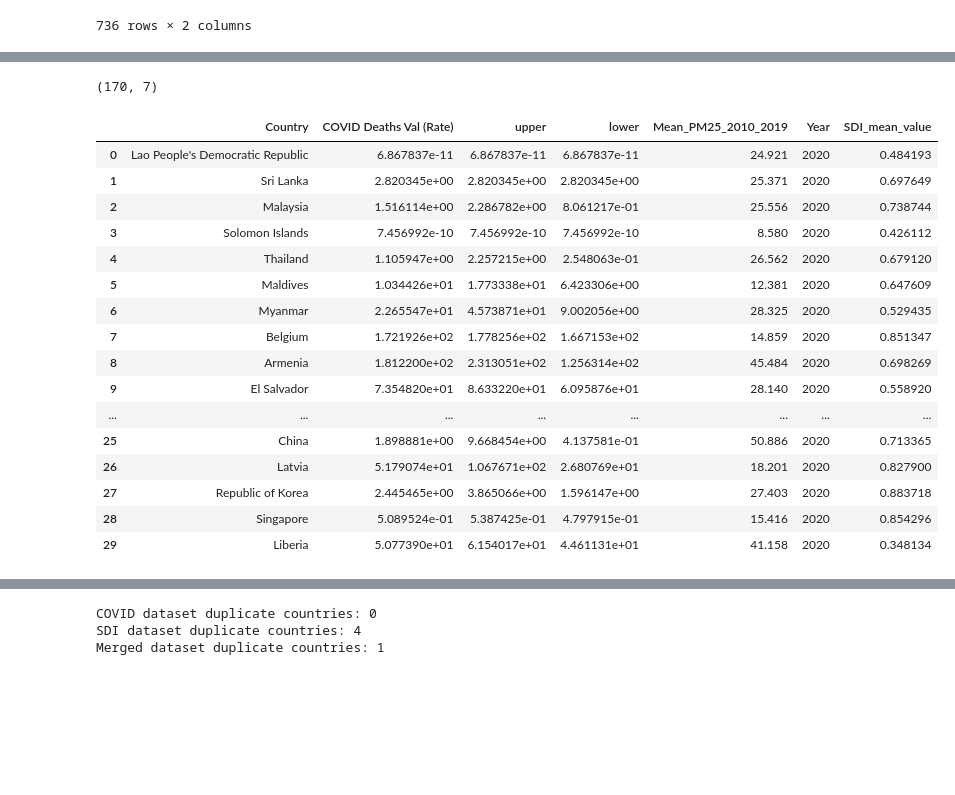
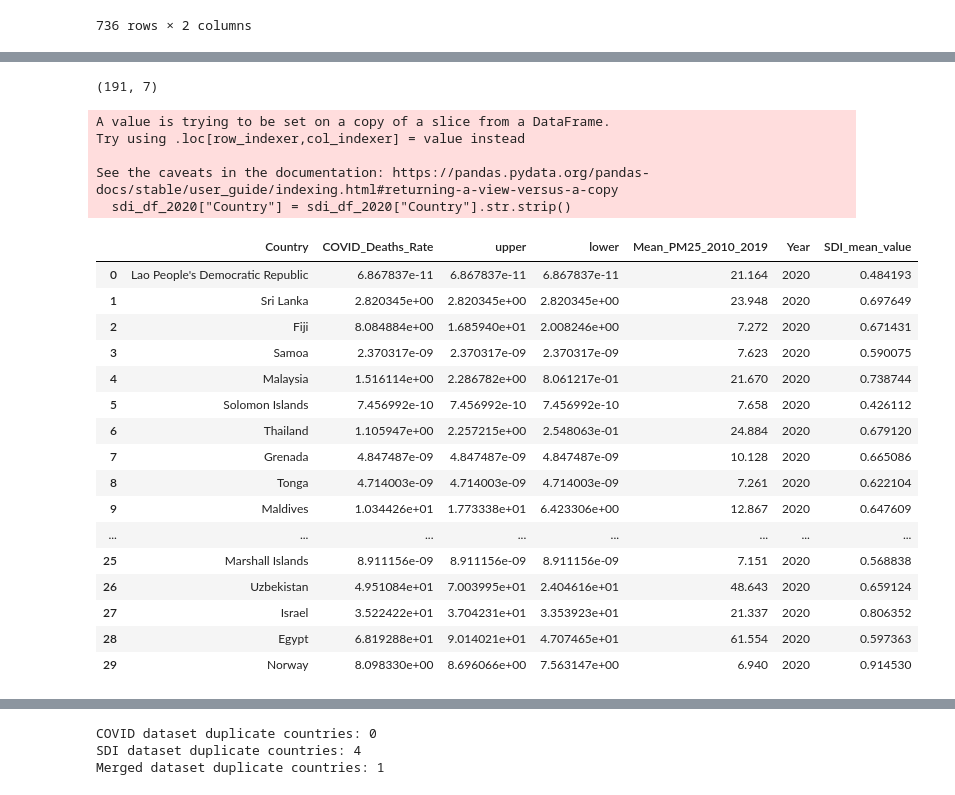
Before and after one commit to ibrahim-sisar/ET6-CDSP-group-09-repo, a Jupyter notebook: 2_data_preparation/covid_deaths_all_countries.ipynb, the cells around one changed output, grey strips where cells are left out. Cells and saved outputs as stored; diff of their text form; code cells hidden in the pictures; blank space fills up the shorter version.

Commit message:
Cleaning covid/sdi/pm25 data without md

```diff
--- a/2_data_preparation/covid_deaths_all_countries.ipynb
+++ b/2_data_preparation/covid_deaths_all_countries.ipynb
@@ -49,7 +49,7 @@ covid_df = covid_df.drop(
     ["sex", "measure", "cause", "metric", "year", "age"], axis=1, errors="ignore"
 )
 covid_df = covid_df.rename(
-    columns={"val": "COVID Deaths Val (Rate)", "location": "Country"}
+    columns={"val": "COVID_Deaths_Rate", "location": "Country"}
 )
 covid_df.head()
 # %% [output]
@@ -88,7 +90,7 @@ pm25_concentration = pm25_concentration.rename(
 )
 # %%
 years_to_keep = [2010, 2011, 2012, 2013, 2014, 2015, 2016, 2017, 2018, 2019]
-category_to_keep = ["Cities"]
+category_to_keep = ["Total"]
 
 pm25_concentration = pm25_concentration[
     pm25_concentration["Year"].isin(years_to_keep)
@@ -229,10 +350,8 @@ sdi_df.head()
 # %%
 years_to_keep = [2020]
-
-sdi_df = sdi_df[sdi_df["Year"].isin(years_to_keep)]
-sdi_df.reset_index(drop=True)
-print(sdi_df.shape)
-sdi_df.head(15)
+sdi_df_2020 = sdi_df[sdi_df["Year"].isin(years_to_keep)]
+print(sdi_df_2020.shape)
+sdi_df_2020.head(15)
 # %% [output]
 (736, 3)
 |  | Country | Year | SDI_mean_value |
@@ -274,26 +425,31 @@ sdi_df.drop(
 # %%
 covid_with_pm25["Country"] = covid_with_pm25["Country"].str.strip()
-sdi_df["Country"] = sdi_df["Country"].str.strip()
+sdi_df_2020["Country"] = sdi_df_2020["Country"].str.strip()
 
-covid_sdi_pm25 = pd.merge(covid_with_pm25, sdi_df, on="Country", how="inner")
+covid_sdi_pm25 = pd.merge(covid_with_pm25, sdi_df_2020, on="Country", how="inner")
 print(covid_sdi_pm25.shape)
 covid_sdi_pm25.head(30)
 # %% [output]
-(170, 7)
+(191, 7)
+A value is trying to be set on a copy of a slice from a DataFrame.
+Try using .loc[row_indexer,col_indexer] = value instead
+
+See the caveats in the documentation: https://pandas.pydata.org/pandas-docs/stable/user_guide/indexing.html#returning-a-view-versus-a-copy
+  sdi_df_2020["Country"] = sdi_df_2020["Country"].str.strip()
-|  | Country | COVID Deaths Val (Rate) | upper | lower | Mean_PM25_2010_2019 | Year | SDI_mean_value |
-| 0 | Lao People's Democratic Republic | 6.867837e-11 | 6.867837e-11 | 6.867837e-11 | 24.921 | 2020 | 0.484193 |
-| 1 | Sri Lanka | 2.820345e+00 | 2.820345e+00 | 2.820345e+00 | 25.371 | 2020 | 0.697649 |
-| 2 | Malaysia | 1.516114e+00 | 2.286782e+00 | 8.061217e-01 | 25.556 | 2020 | 0.738744 |
-| 3 | Solomon Islands | 7.456992e-10 | 7.456992e-10 | 7.456992e-10 | 8.580 | 2020 | 0.426112 |
-| 4 | Thailand | 1.105947e+00 | 2.257215e+00 | 2.548063e-01 | 26.562 | 2020 | 0.679120 |
-| 5 | Maldives | 1.034426e+01 | 1.773338e+01 | 6.423306e+00 | 12.381 | 2020 | 0.647609 |
-| 6 | Myanmar | 2.265547e+01 | 4.573871e+01 | 9.002056e+00 | 28.325 | 2020 | 0.529435 |
-| 7 | Belgium | 1.721926e+02 | 1.778256e+02 | 1.667153e+02 | 14.859 | 2020 | 0.851347 |
-| 8 | Armenia | 1.812200e+02 | 2.313051e+02 | 1.256314e+02 | 45.484 | 2020 | 0.698269 |
-| 9 | El Salvador | 7.354820e+01 | 8.633220e+01 | 6.095876e+01 | 28.140 | 2020 | 0.558920 |
+|  | Country | COVID_Deaths_Rate | upper | lower | Mean_PM25_2010_2019 | Year | SDI_mean_value |
+| 0 | Lao People's Democratic Republic | 6.867837e-11 | 6.867837e-11 | 6.867837e-11 | 21.164 | 2020 | 0.484193 |
+| 1 | Sri Lanka | 2.820345e+00 | 2.820345e+00 | 2.820345e+00 | 23.948 | 2020 | 0.697649 |
+| 2 | Fiji | 8.084884e+00 | 1.685940e+01 | 2.008246e+00 | 7.272 | 2020 | 0.671431 |
+| 3 | Samoa | 2.370317e-09 | 2.370317e-09 | 2.370317e-09 | 7.623 | 2020 | 0.590075 |
+| 4 | Malaysia | 1.516114e+00 | 2.286782e+00 | 8.061217e-01 | 21.670 | 2020 | 0.738744 |
+| 5 | Solomon Islands | 7.456992e-10 | 7.456992e-10 | 7.456992e-10 | 7.658 | 2020 | 0.426112 |
+| 6 | Thailand | 1.105947e+00 | 2.257215e+00 | 2.548063e-01 | 24.884 | 2020 | 0.679120 |
+| 7 | Grenada | 4.847487e-09 | 4.847487e-09 | 4.847487e-09 | 10.128 | 2020 | 0.665086 |
+| 8 | Tonga | 4.714003e-09 | 4.714003e-09 | 4.714003e-09 | 7.261 | 2020 | 0.622104 |
+| 9 | Maldives | 1.034426e+01 | 1.773338e+01 | 6.423306e+00 | 12.867 | 2020 | 0.647609 |
 | ... | ... | ... | ... | ... | ... | ... | ... |
-| 25 | China | 1.898881e+00 | 9.668454e+00 | 4.137581e-01 | 50.886 | 2020 | 0.713365 |
-| 26 | Latvia | 5.179074e+01 | 1.067671e+02 | 2.680769e+01 | 18.201 | 2020 | 0.827900 |
-| 27 | Republic of Korea | 2.445465e+00 | 3.865066e+00 | 1.596147e+00 | 27.403 | 2020 | 0.883718 |
-| 28 | Singapore | 5.089524e-01 | 5.387425e-01 | 4.797915e-01 | 15.416 | 2020 | 0.854296 |
-| 29 | Liberia | 5.077390e+01 | 6.154017e+01 | 4.461131e+01 | 41.158 | 2020 | 0.348134 |
+| 25 | Marshall Islands | 8.911156e-09 | 8.911156e-09 | 8.911156e-09 | 7.151 | 2020 | 0.568838 |
+| 26 | Uzbekistan | 4.951084e+01 | 7.003995e+01 | 2.404616e+01 | 48.643 | 2020 | 0.659124 |
+| 27 | Israel | 3.522422e+01 | 3.704231e+01 | 3.353923e+01 | 21.337 | 2020 | 0.806352 |
+| 28 | Egypt | 6.819288e+01 | 9.014021e+01 | 4.707465e+01 | 61.554 | 2020 | 0.597363 |
+| 29 | Norway | 8.098330e+00 | 8.696066e+00 | 7.563147e+00 | 6.940 | 2020 | 0.914530 |
```
Also changed, not shown: parts of 22 cells of this notebook, 13 other files.
